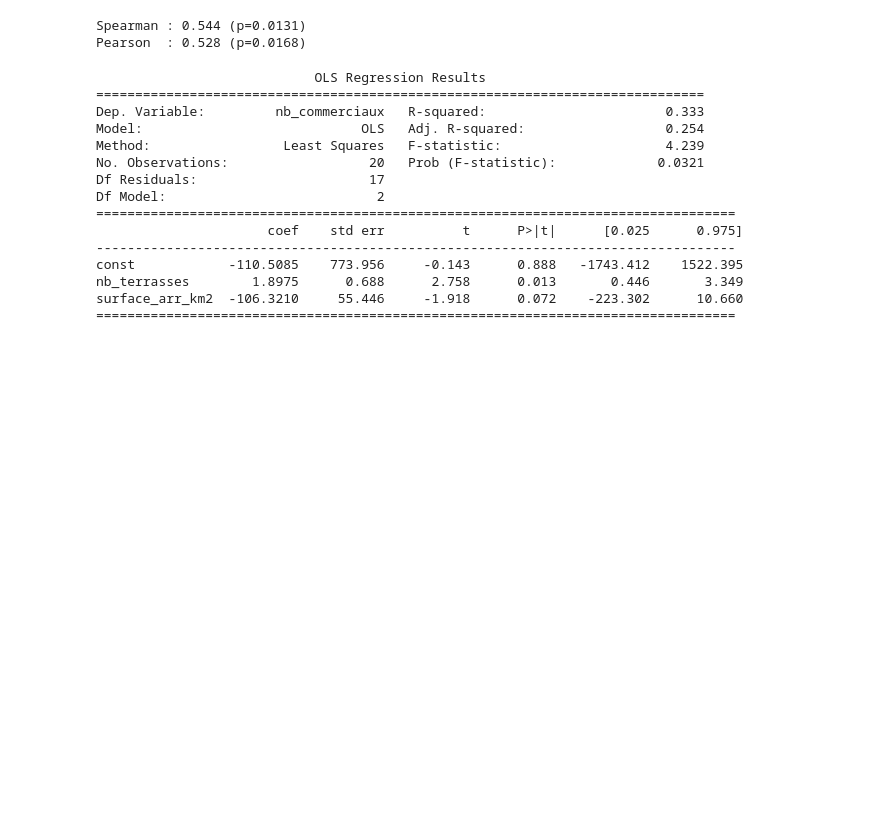
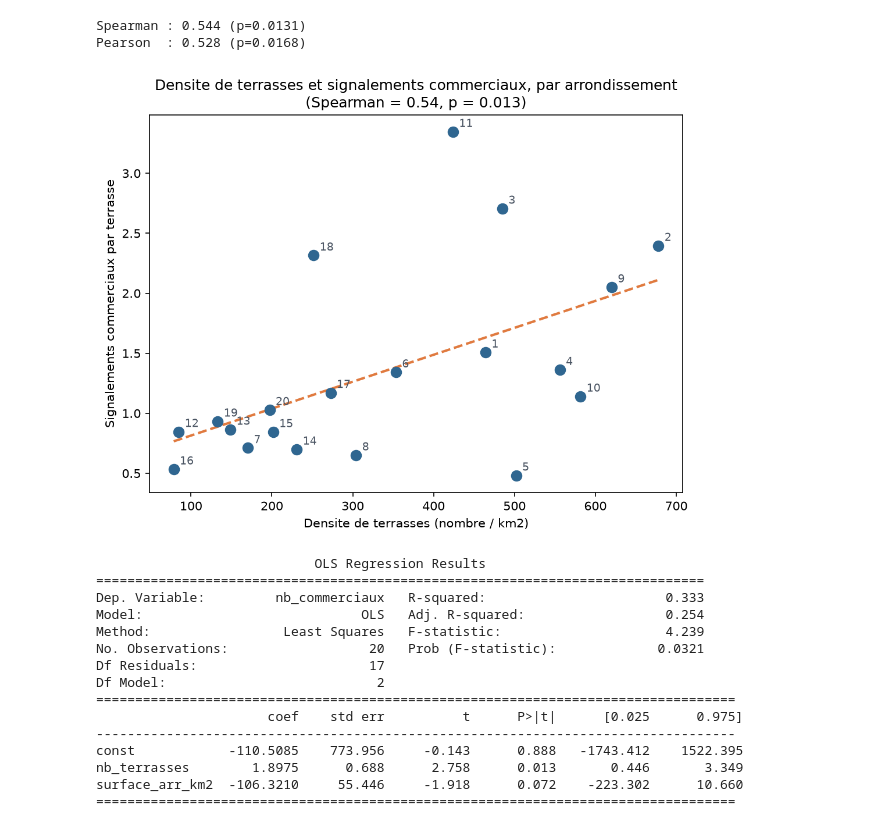
Before and after one commit to AyhamKsouri/test-technique, a Jupyter notebook: data-understanding/03_analyse_hypotheses.ipynb, the cells around one changed output. Cells and saved outputs as stored; diff of their text form; code cells hidden in the pictures; blank space fills up the shorter version.

```diff
--- a/data-understanding/03_analyse_hypotheses.ipynb
+++ b/data-understanding/03_analyse_hypotheses.ipynb
@@ -199,7 +218,7 @@ import geopandas as gpd
 terrasses_par_arr = terrasses.groupby('arrondissement').size().rename('nb_terrasses')
 signalements_par_arr = signalements.groupby('arrondissement').size().rename('nb_signalements')
 commerciaux_par_arr = (
-    signalements[signalements['type'] == 'Activites commerciales et professionnelles']
+    signalements[signalements['type'] == 'Activités commerciales et professionnelles']
     .groupby('arrondissement').size().rename('nb_commerciaux')
 )
 
@@ -239,6 +276,25 @@ print(f"Pearson  : {r:.3f} (p={p_r:.4f})")
 # %% [output]
 Spearman : 0.544 (p=0.0131)
 Pearson  : 0.528 (p=0.0168)
+# %%
+fig, ax = plt.subplots(figsize=(7, 5.5))
+ax.scatter(zones['densite_terrasses_km2'], zones['commerciaux_par_terrasse'], color='#2f6690', s=70, zorder=3)
+
+coeffs = np.polyfit(zones['densite_terrasses_km2'], zones['commerciaux_par_terrasse'], 1)
+x_ligne = np.linspace(zones['densite_terrasses_km2'].min(), zones['densite_terrasses_km2'].max(), 100)
+ax.plot(x_ligne, coeffs[0] * x_ligne + coeffs[1], color='#e07a3f', linestyle='--', linewidth=2, zorder=2)
+
+for arr, row in zones.iterrows():
+    ax.annotate(str(arr), (row['densite_terrasses_km2'], row['commerciaux_par_terrasse']),
+                textcoords='offset points', xytext=(5, 4), fontsize=9, color='#4b5563')
+
+ax.set_xlabel('Densite de terrasses (nombre / km2)')
+ax.set_ylabel('Signalements commerciaux par terrasse')
+ax.set_title('Densite de terrasses et signalements commerciaux, par arrondissement\n(Spearman = 0.54, p = 0.013)')
+plt.tight_layout()
+plt.show()
+# %% [output]
+[figure, added]
 # %%
 # Verification 2 : regression avec la surface comme covariable -- le nombre de
 # terrasses explique-t-il le nombre de signalements commerciaux une fois l'effet de
```
Also changed, not shown: parts of 6 cells of this notebook, 1 other file.
